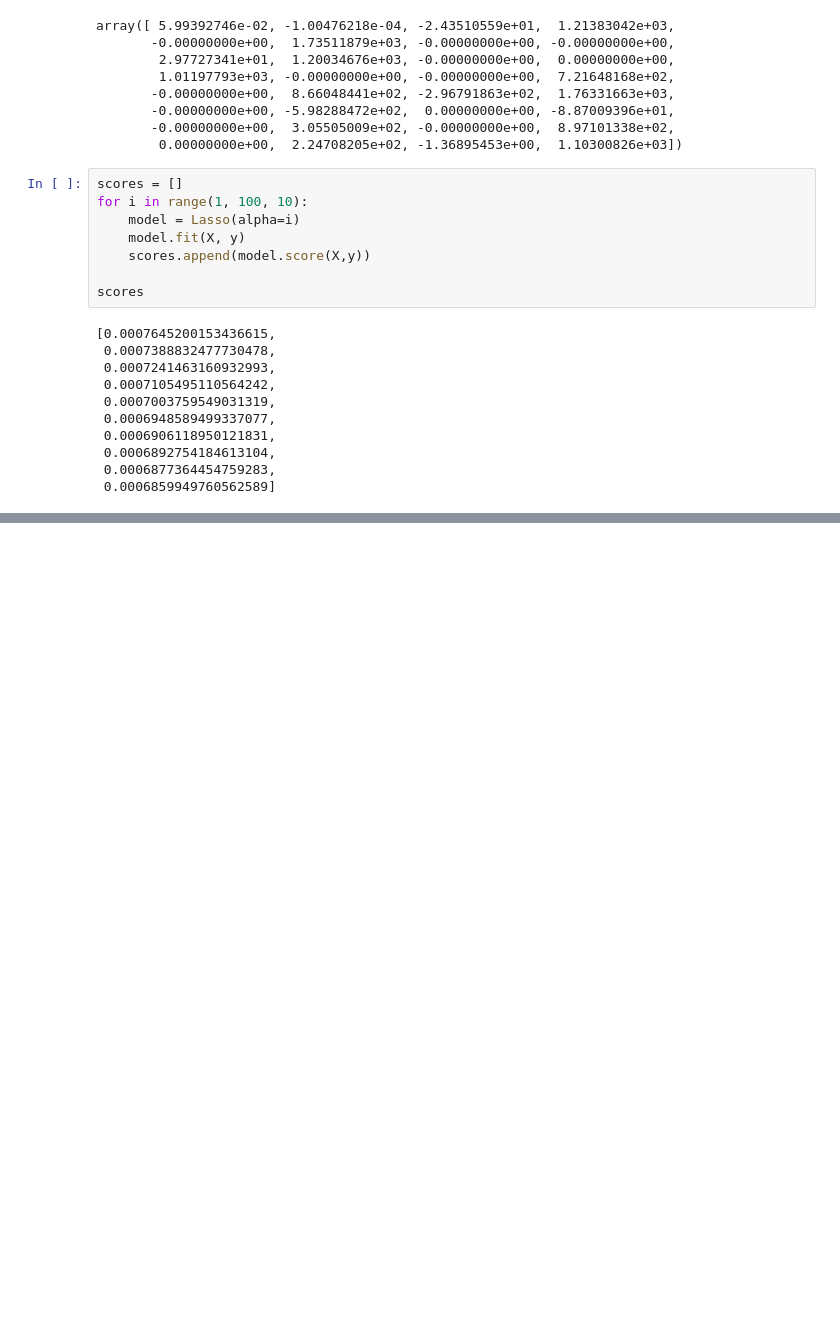
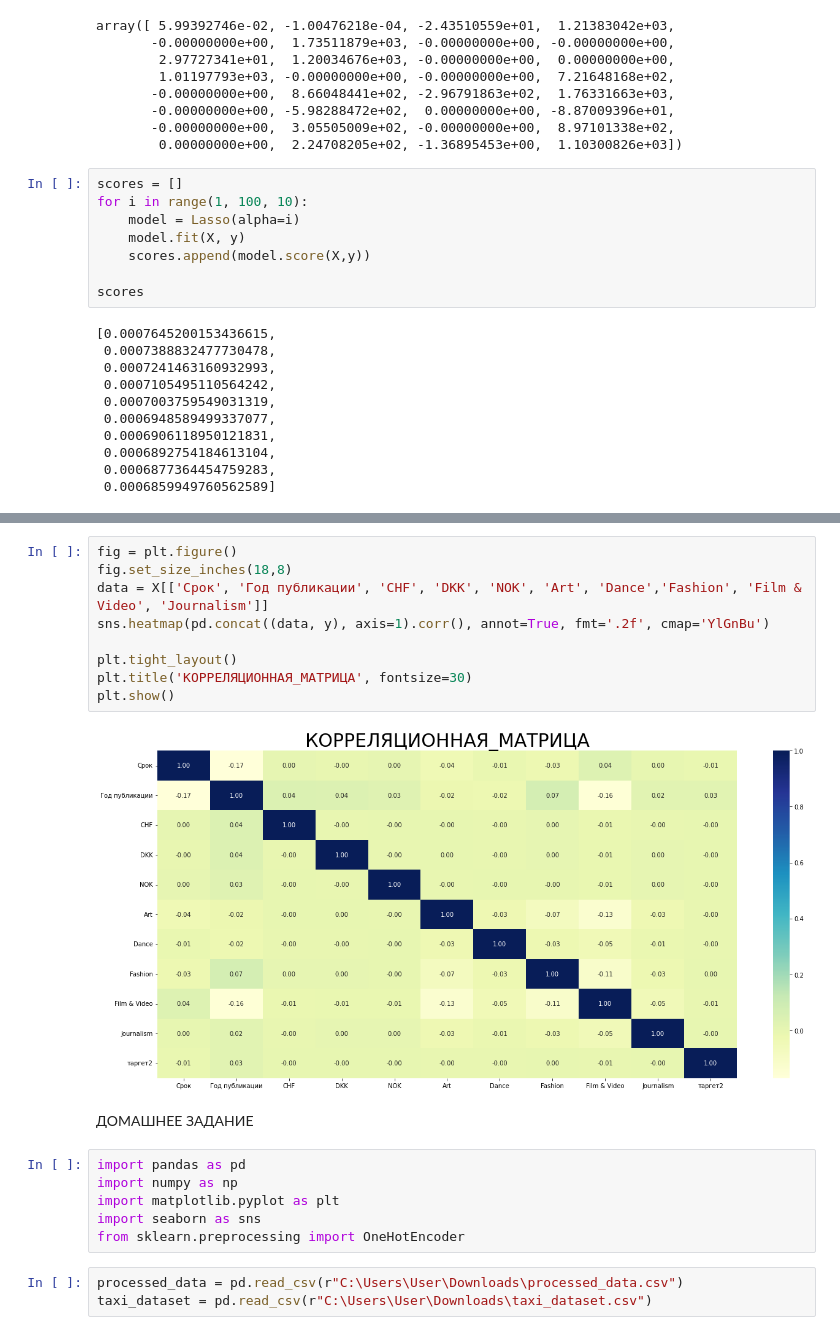
Before and after one commit to AlexanderGithubProfile/TEMP_WORKING_REPOSITORY, a Jupyter notebook: karpov_start_ml_course.ipynb, the cells around one changed output, grey strips where cells are left out. Saved outputs shown, nothing was run; the diff lists cells and outputs as text; blank space fills up the shorter version.

```diff
--- a/karpov_start_ml_course.ipynb
+++ b/karpov_start_ml_course.ipynb
@@ -809,0 +842,22 @@ scores
+# %%
+fig = plt.figure()
+fig.set_size_inches(18,8)
+data = X[['Срок', 'Год публикации', 'CHF', 'DKK', 'NOK', 'Art', 'Dance','Fashion', 'Film & Video', 'Journalism']]
+sns.heatmap(pd.concat((data, y), axis=1).corr(), annot=True, fmt='.2f', cmap='YlGnBu')
+
+plt.tight_layout()
+plt.title('КОРРЕЛЯЦИОННАЯ_МАТРИЦА', fontsize=30)
+plt.show()
+# %% [output]
+[figure, added]
+# %% [markdown]
+ДОМАШНЕЕ ЗАДАНИЕ
+# %%
+import pandas as pd
+import numpy as np
+import matplotlib.pyplot as plt
+import seaborn as sns
+from sklearn.preprocessing import OneHotEncoder
+# %%
+processed_data = pd.read_csv(r"C:\Users\User\Downloads\processed_data.csv")
+taxi_dataset = pd.read_csv(r"C:\Users\User\Downloads\taxi_dataset.csv")
```
Also changed, not shown: parts of 7 cells of this notebook.
